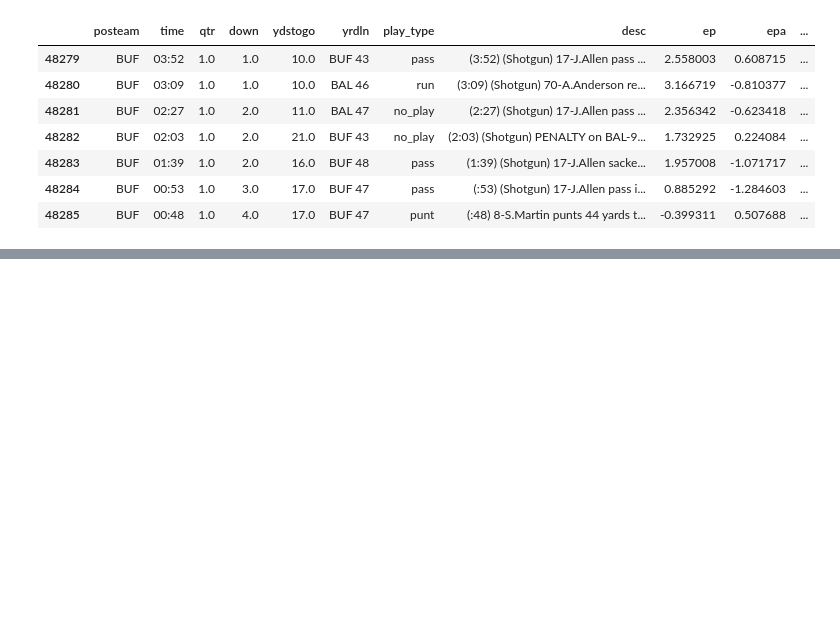
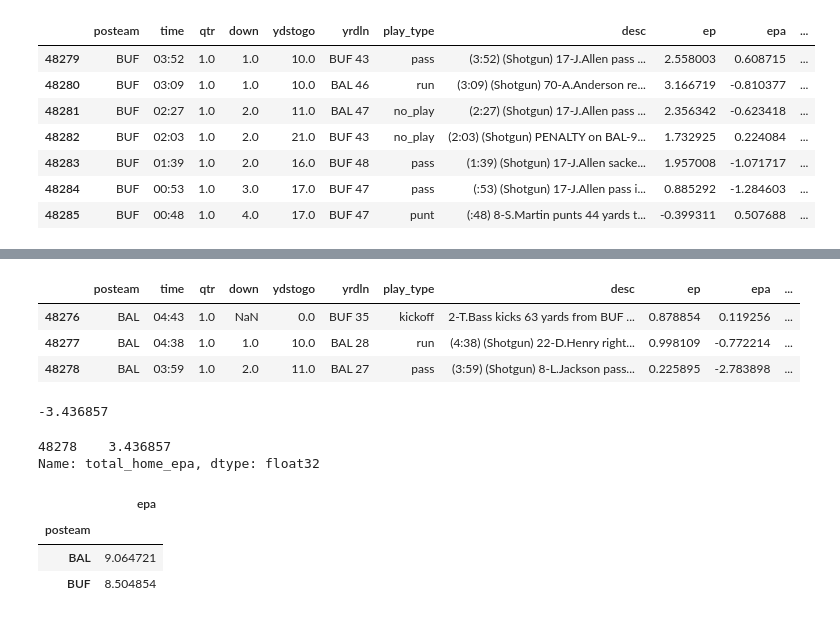
Before and after one commit to Biggels/NFL-Expected-Points, a Jupyter notebook: explore.ipynb, the cells around one changed output, grey strips where cells are left out. Drawn from its saved outputs; the diff is of its cells as text; code cells hidden in the pictures; blank space fills up the shorter version.

```diff
--- a/explore.ipynb
+++ b/explore.ipynb
@@ -344,0 +359,17 @@ game.loc[game['drive']==4, ['posteam','time','qtr','down','ydstogo','yrdln','pla
+# %%
+drive = game.loc[game['drive']==3, ['posteam','time','qtr','down','ydstogo','yrdln','play_type','desc','ep','epa','total_home_epa','total_away_epa']]
+drive
+# %% [output]
+|  | posteam | time | qtr | down | ydstogo | yrdln | play_type | desc | ep | epa | ... |
+| 48276 | BAL | 04:43 | 1.0 | NaN | 0.0 | BUF 35 | kickoff | 2-T.Bass kicks 63 yards from BUF ... | 0.878854 | 0.119256 | ... |
+| 48277 | BAL | 04:38 | 1.0 | 1.0 | 10.0 | BAL 28 | run | (4:38) (Shotgun) 22-D.Henry right... | 0.998109 | -0.772214 | ... |
+| 48278 | BAL | 03:59 | 1.0 | 2.0 | 11.0 | BAL 27 | pass | (3:59) (Shotgun) 8-L.Jackson pass... | 0.225895 | -2.783898 | ... |
+# %%
+drive['epa'].sum()
+# %% [output]
+-3.436857
+# %%
+drive['total_home_epa'].tail(1) - game.loc[drive.index[0]-1, 'total_home_epa']
+# %% [output]
+48278    3.436857
+Name: total_home_epa, dtype: float32
@@ -344,0 +378,7 @@ game.loc[game['drive']==4, ['posteam','time','qtr','down','ydstogo','yrdln','pla
+# %%
+game.groupby('posteam').agg({'epa': 'sum'})
+# %% [output]
+|  | epa |
+| posteam |  |
+| BAL | 9.064721 |
+| BUF | 8.504854 |
```
Also changed, not shown: parts of 40 cells of this notebook.
